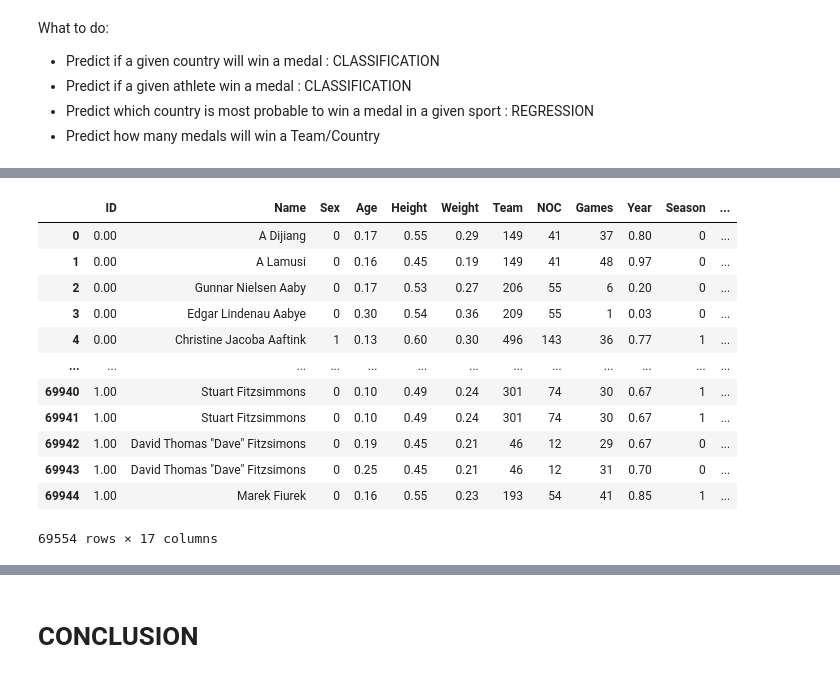
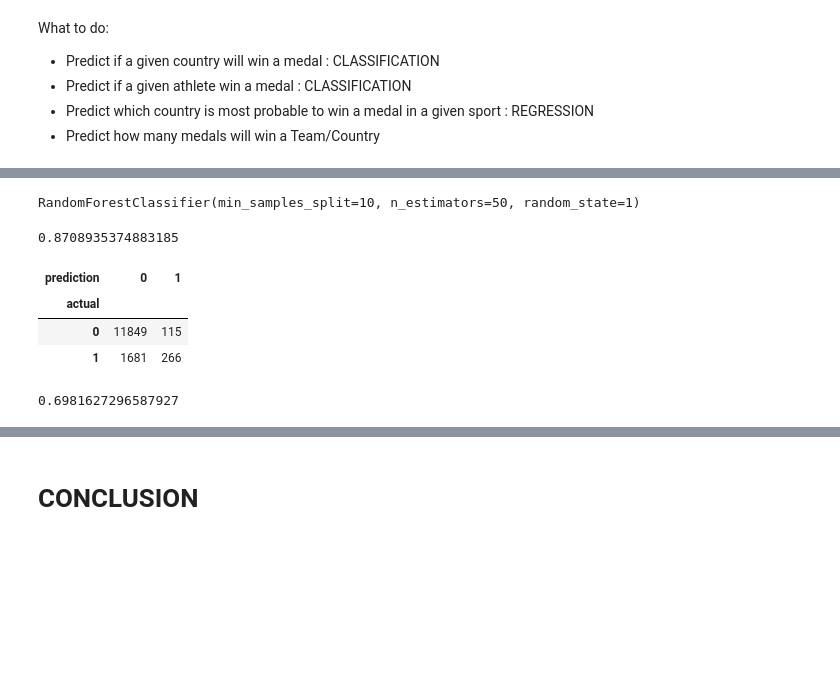
Before and after one commit to Onath/Programming_Project_Olympic_Data, a Jupyter notebook: VR503361_final_project_olympic_data.ipynb, the cells around one changed output, grey strips where cells are left out. Cells and saved outputs as stored; diff of their text form; code cells hidden in the pictures; blank space fills up the shorter version.

Commit message:
random forest classifier to make prediction

```diff
--- a/VR503361_final_project_olympic_data.ipynb
+++ b/VR503361_final_project_olympic_data.ipynb
@@ -887,0 +956,6 @@ for column in ['Sex', 'Team', 'NOC', 'Games', 'Season', 'City', 'Sport', 'Event'
+# %%
+# X = features, y = target
+X = olympic_df.drop(['Name','Athlete Won Medal', 'Medal_Bronze', 'Medal_Gold', 'Medal_Silver', 'Medal_no-medal', 'Team', 'NOC', 'reg'], axis=1)
+y = olympic_df['Athlete Won Medal']
+# %%
+random_forest = RandomForestClassifier(n_estimators=50, min_samples_split=10, random_state=1)
@@ -910,16 +984,0 @@ We have to drop medal column (we will predict) and name column (because  we cann
-# %%
-olympic_df
-# %% [output]
-|  | ID | Name | Sex | Age | Height | Weight | Team | NOC | Games | Year | Season | ... |
-| 0 | 0.00 | A Dijiang | 0 | 0.17 | 0.55 | 0.29 | 149 | 41 | 37 | 0.80 | 0 | ... |
-| 1 | 0.00 | A Lamusi | 0 | 0.16 | 0.45 | 0.19 | 149 | 41 | 48 | 0.97 | 0 | ... |
-| 2 | 0.00 | Gunnar Nielsen Aaby | 0 | 0.17 | 0.53 | 0.27 | 206 | 55 | 6 | 0.20 | 0 | ... |
-| 3 | 0.00 | Edgar Lindenau Aabye | 0 | 0.30 | 0.54 | 0.36 | 209 | 55 | 1 | 0.03 | 0 | ... |
-| 4 | 0.00 | Christine Jacoba Aaftink | 1 | 0.13 | 0.60 | 0.30 | 496 | 143 | 36 | 0.77 | 1 | ... |
-| ... | ... | ... | ... | ... | ... | ... | ... | ... | ... | ... | ... | ... |
-| 69940 | 1.00 | Stuart Fitzsimmons | 0 | 0.10 | 0.49 | 0.24 | 301 | 74 | 30 | 0.67 | 1 | ... |
-| 69941 | 1.00 | Stuart Fitzsimmons | 0 | 0.10 | 0.49 | 0.24 | 301 | 74 | 30 | 0.67 | 1 | ... |
-| 69942 | 1.00 | David Thomas "Dave" Fitzsimons | 0 | 0.19 | 0.45 | 0.21 | 46 | 12 | 29 | 0.67 | 0 | ... |
-| 69943 | 1.00 | David Thomas "Dave" Fitzsimons | 0 | 0.25 | 0.45 | 0.21 | 46 | 12 | 31 | 0.70 | 0 | ... |
-| 69944 | 1.00 | Marek Fiurek | 0 | 0.16 | 0.55 | 0.23 | 193 | 54 | 41 | 0.85 | 1 | ... |
-69554 rows × 17 columns
@@ -929,0 +985,19 @@ y = olympic_df['Athlete Won Medal']
+# %%
+random_forest.fit(X_train, y_train)
+# %% [output]
+RandomForestClassifier(min_samples_split=10, n_estimators=50, random_state=1)
+# %%
+predictions = random_forest.predict(X_test)
+# %%
+accracy = accuracy_score(y_test, predictions)
+accracy
+# %% [output]
+0.8708935374883185
+# %%
+actual_predicted_values = pd.DataFrame(dict(actual=y_test, prediction=predictions))
+pd.crosstab(index=actual_predicted_values['actual'], columns=actual_predicted_values['prediction'])
+# %% [output]
+| prediction | 0 | 1 |
+| actual |  |  |
+| 0 | 11849 | 115 |
+| 1 | 1681 | 266 |
@@ -930 +1006,5 @@ y = olympic_df['Athlete Won Medal']
+# %%
+precision_score(y_test, predictions)
+# %% [output]
+0.6981627296587927
 # %%
```
Also changed, not shown: parts of 35 cells of this notebook.
